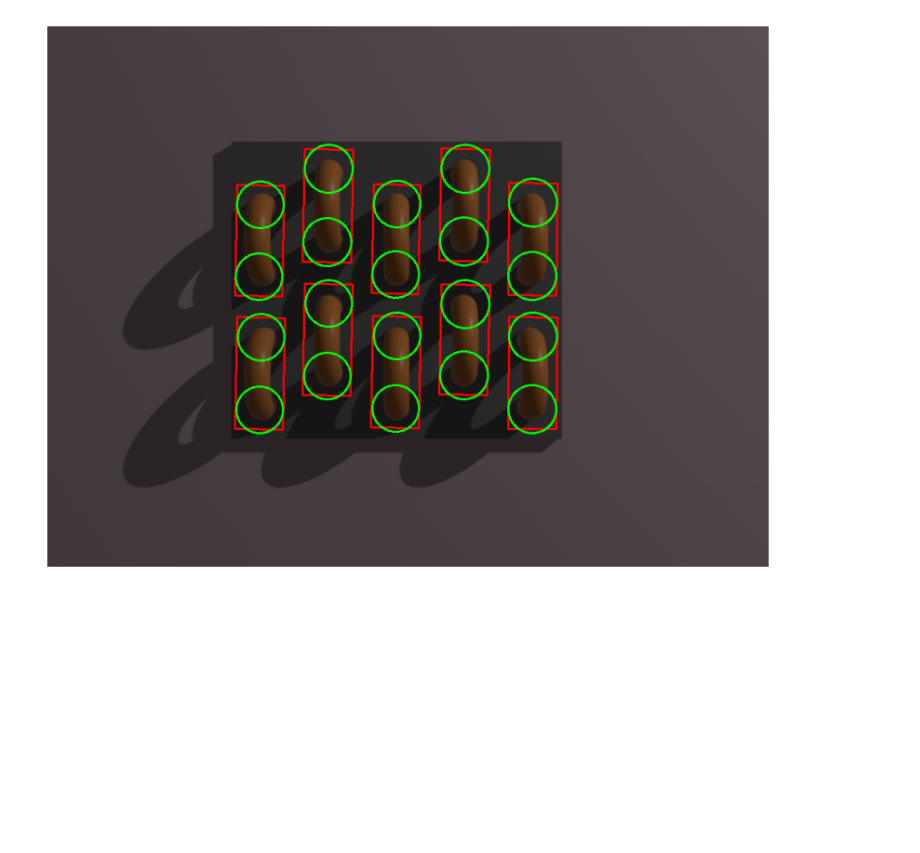
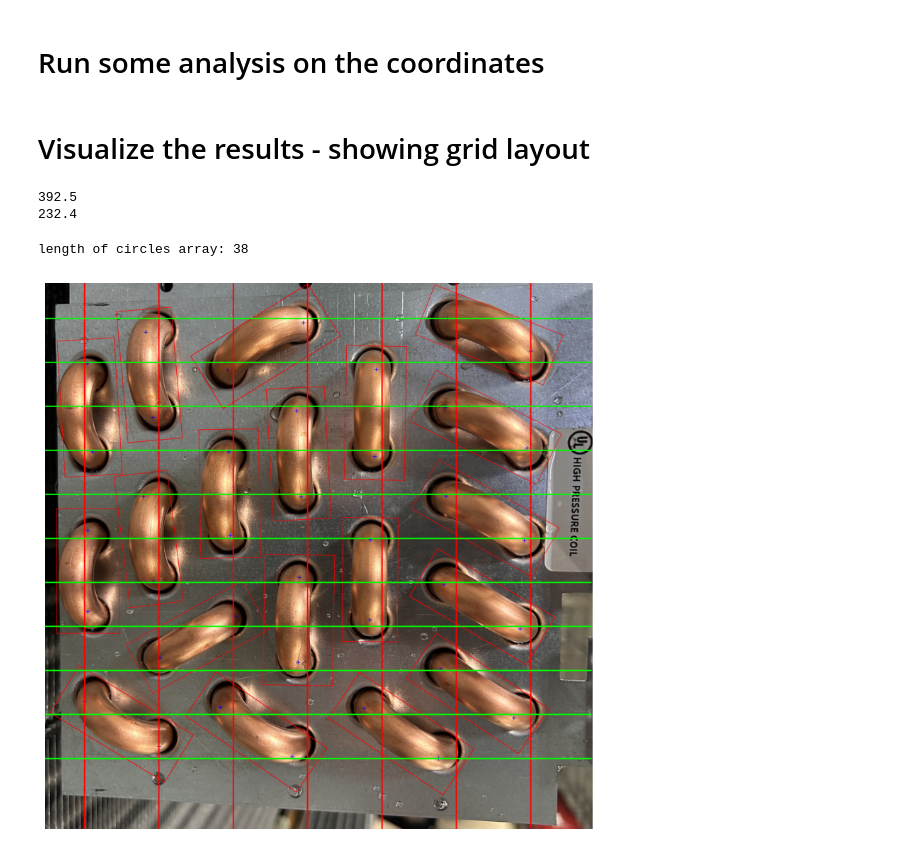
Before and after one commit to keagonbeatty/Coil_Yolo, a Jupyter notebook: circuitry_string_better.ipynb, the cells around one changed output. Saved outputs shown, nothing was run; the diff lists cells and outputs as text; code cells hidden in the pictures; blank space fills up the shorter version.

Commit message:
Updated circuitry string script

```diff
--- a/circuitry_string_better.ipynb
+++ b/circuitry_string_better.ipynb
@@ -43,0 +27,6 @@ tensor([[495.3170, 492.1951, 157.7551,  67.8078,   1.5893],
+# %%
+image_path2 = "/Users/keagon_beatty/Documents/Machine_Learning/coil_project/pictures/3/rendered_image_91_90_3.png"
+image_path = "/Users/keagon_beatty/Documents/Machine_Learning/coil_project/IMG_7041.jpeg"
+pattern_3_circuitry_string = '{{{2,3},{2,1}},{{2,7},{2,5}},{{5,8},{4,7}},{{1,4},{1,2}},{{4,5},{3,4}},{{4,3},{5,2}},{{3,2},{4,1}},{{1,8},{1,6}},{{3,8},{3,6}},{{5,6},{5,4}}}'
+x_rows = 7
+y_rows = 11
@@ -43,0 +121,2 @@ tensor([[495.3170, 492.1951, 157.7551,  67.8078,   1.5893],
+# %% [markdown]
+# Run some analysis on the coordinates
@@ -44,40 +129,66 @@ tensor([[495.3170, 492.1951, 157.7551,  67.8078,   1.5893],
+# %% [markdown]
+# Visualize the results - showing grid layout
+# %%
+"""
+x_groups and y_groups are a measurement used to classify where a set of coordinates are relative to their grid lines.
+They care calculated by taking the maximum and minimum x and y coordinates and subtracting them from each other (m_max - x_min)
+which results in the total space between recognized features. Because coils have rows and columns these measurements should be either
+recieved by the model, (x_rows = coils_rows) (y_rows = fin height - single_progression_extrusion). These values are then subtracted
+by one in order
+"""
+
+x_groups = (coordinates['X'].max() - coordinates['X'].min()) / (x_rows-1)
+x_inter_group_space = x_groups * .45
+
+y_groups = (coordinates['Y'].max() - coordinates['Y'].min()) / (y_rows - 1)
+y_inter_group_space = y_groups * .45
+
+print(x_groups)
+print(y_groups)
+# %% [output]
+392.5
+232.4
 # %%
 image = cv2.imread(image_path)
-image = cv2.cvtColor(image, cv2.COLOR_BGR2RGB)  # Convert BGR to RGB for display
+if image is None:
+    raise ValueError("Image not loaded. Check the image path.")
+image = cv2.cvtColor(image, cv2.COLOR_BGR2RGB)
 
-circles = []
-# Iterate over predictions and draw rotated rectangles and circles
-for i in range(0, len(predictions)):
-#for pred in predictions:
-    pred = predictions[i]
+for pred in predictions:
     x_center, y_center, width, height, angle = pred
-    angle_degrees = angle * 180 / np.pi  # Convert radians to degrees for OpenCV
+    angle_degrees = angle * 180 / np.pi
 
-    # Define the rotated rectangle
     rect = ((x_center, y_center), (width, height), angle_degrees)
 
-    # Get the four corner points of the rotated rectangle
     box_points = cv2.boxPoints(rect)
-    box_points = np.int0(box_points)  # Convert to integer coordinates
+    box_points = np.int0(box_points)
 
-    # Draw the rotated rectangle
     cv2.polylines(image, [box_points], isClosed=True, color=(255, 0, 0), thickness=2)
 
-    # Draw a circle at the center of the bounding box
     circ_x =(np.cos(pred[4]) * ((width * .65) / 2))
     circ_y =(np.sin(pred[4]) * ((width * .65) / 2))
     radius = int(height / 2)
-    add_circles1 = [int(x_center + circ_x), int(y_center + circ_y), radius, i]
-    add_circles2 = [int(x_center - circ_x), int(y_center - circ_y), radius, i]
-    cv2.circle(image, (int(x_center + circ_x), int(y_center + circ_y)), radius, (0, 255, 0), thickness=2)
-    cv2.circle(image, (int(x_center - circ_x), int(y_center - circ_y)), radius, (0, 255, 0), thickness=2)
-    circles.append(add_circles1)
-    circles.append(add_circles2)
+    #cv2.circle(image, (int(x_center + circ_x), int(y_center + circ_y)), radius, (0, 255, 0), thickness=2)
+    #cv2.circle(image, (int(x_center - circ_x), int(y_center - circ_y)), radius, (0, 255, 0), thickness=2)
 
-# Display the image with bounding boxes and circles
+
+for circle in circles:
+    cv2.line(image, (circle[0], circle[1]-10), (circle[0], circle[1]+10), color=(0, 0, 255), thickness = 2)
+    cv2.line(image, (circle[0]-10, circle[1]), (circle[0]+10, circle[1]), color=(0, 0, 255), thickness = 2)
+
+for i in range(0, x_rows):
+    y_coord = int(coordinates['X'].min() + (x_groups * i))
+    cv2.line(image, (y_coord, 0), (y_coord, image.shape[1]), color=(255, 0, 0), thickness=5)
+
+for i in range(0, y_rows):
+    x_coord = int(coordinates['Y'].min() + (y_groups * i))
+    cv2.line(image, (0, x_coord), (image.shape[0], x_coord), color=(0, 255, 0), thickness=5)
+
+print(f'length of circles array: {len(circles)}')
 plt.figure(figsize=(10, 10))
 plt.imshow(image)
 plt.axis("off")
 plt.show()
 # %% [output]
+length of circles array: 38
-[figure, old version]
+[figure, new version]
```
Also changed, not shown: parts of 34 cells of this notebook, 1 other file.
